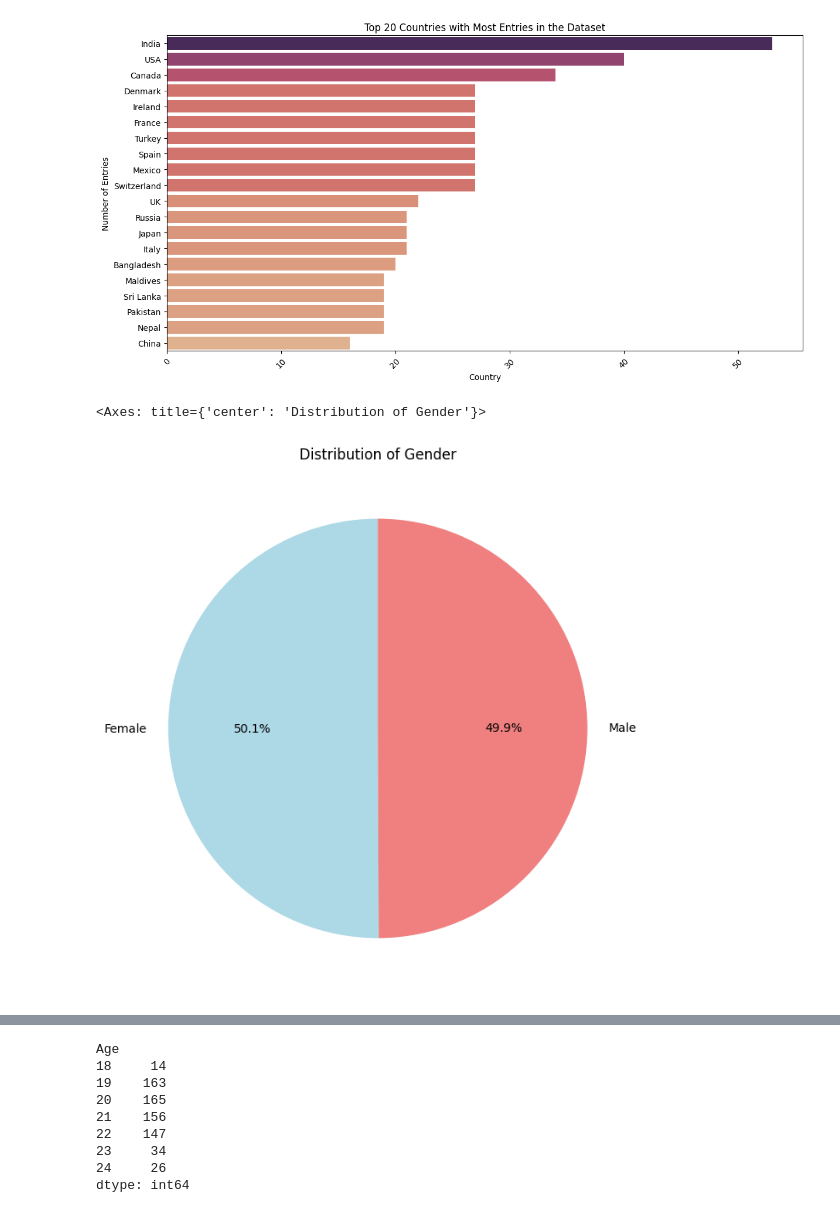
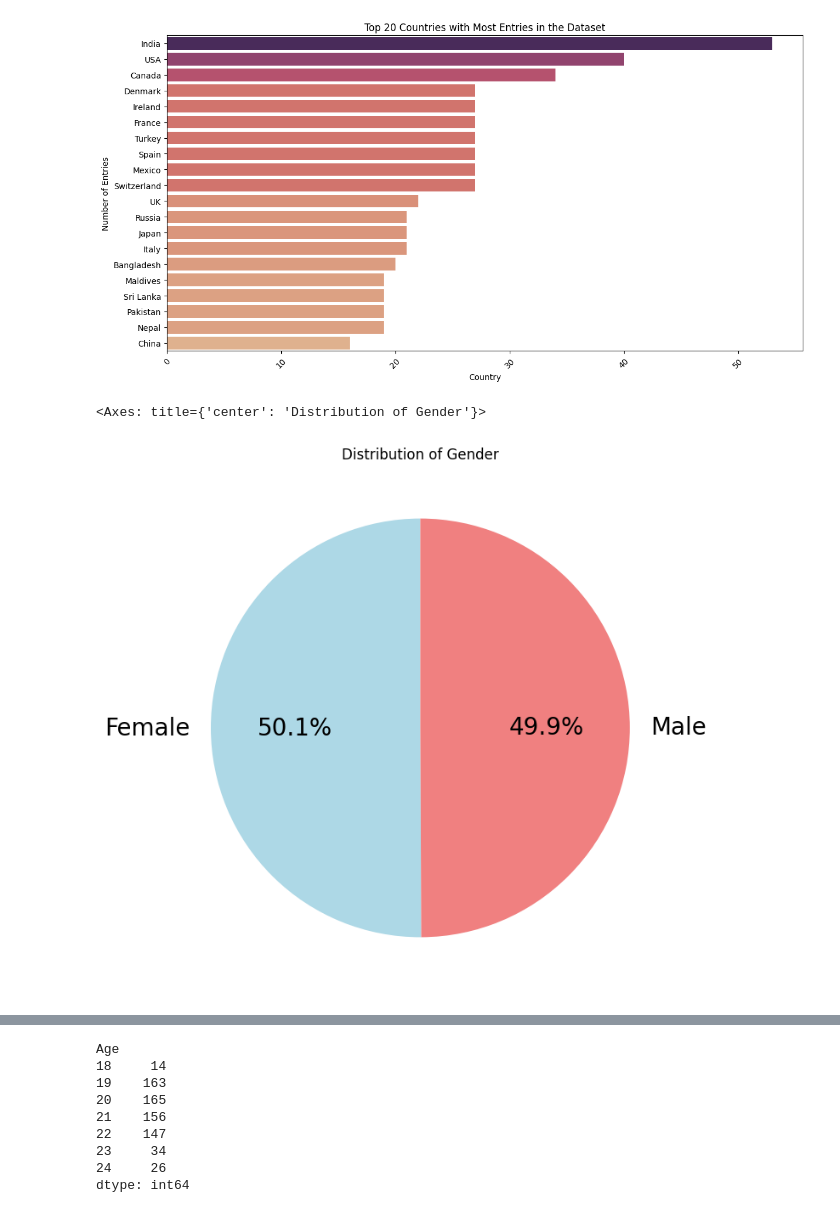
Before and after one commit to ArisuKokomi/STAT1000J_FinalProject, a Jupyter notebook: Social Media.ipynb, the cells around one changed output, grey strips where cells are left out. Cells and saved outputs as stored; diff of their text form; code cells hidden in the pictures.

```diff
--- a/Social Media.ipynb
+++ b/Social Media.ipynb
@@ -80,9 +80,10 @@ plt.xticks(rotation=45)
 [figure]
 # %%
 # distribution of gender in the dataset
-data.groupby('Gender').size().plot(kind='pie', autopct='%1.1f%%', startangle=90,title='Distribution of Gender', figsize=(8, 8), colors=['lightblue', 'lightcoral'])
+data.groupby('Gender').size().plot(kind='pie', autopct='%1.1f%%', startangle=90,
+    title='Distribution of Gender', figsize=(8, 8), colors=['lightblue', 'lightcoral'], fontsize=20)
 # %% [output]
 <Axes: title={'center': 'Distribution of Gender'}>
-[figure, old version]
+[figure, new version]
 # %%
 # distribution of Academic_Level in the dataset
```
Also changed, not shown: parts of 4 cells of this notebook, 2 other files.
